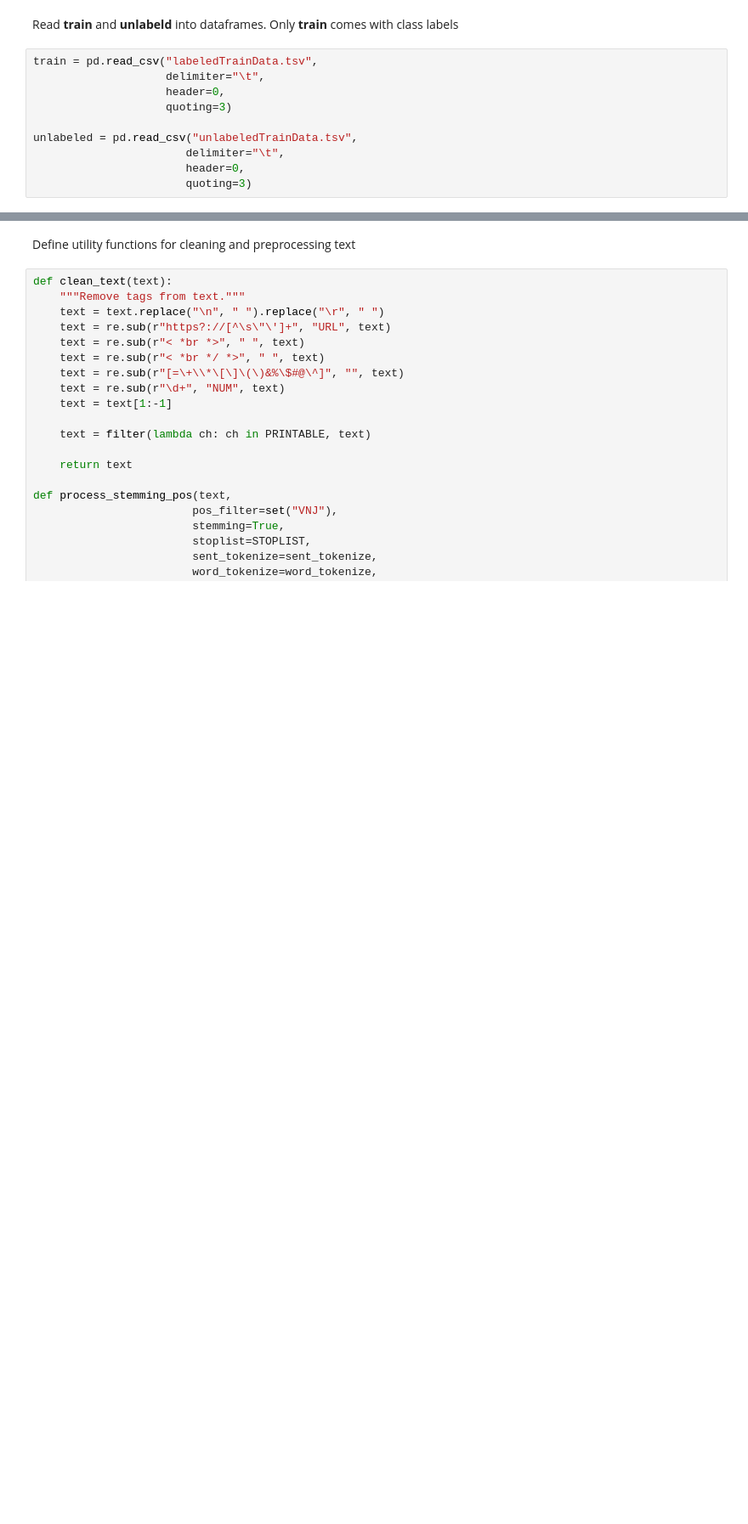
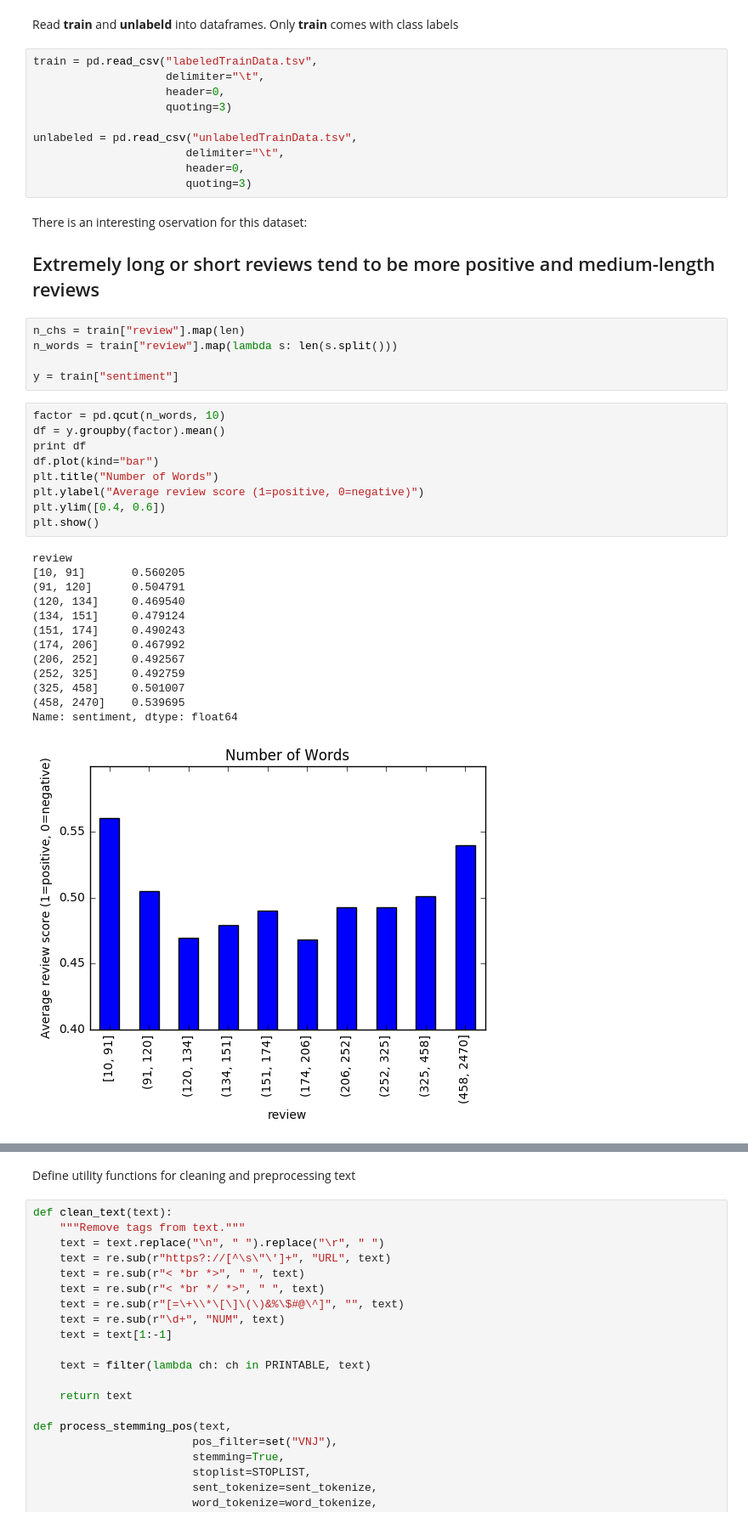
Before and after one commit to chao-ji/movie_review, a Jupyter notebook: Part 1 Data Preparation.ipynb, the cells around one changed output, grey strips where cells are left out. Shown at 85% size. Drawn from its saved outputs; the diff is of its cells as text; blank space fills up the shorter version.

```diff
--- a/Part 1 Data Preparation.ipynb
+++ b/Part 1 Data Preparation.ipynb
@@ -28,3 +29,35 @@ unlabeled = pd.read_csv("unlabeledTrainData.tsv",
                        delimiter="\t",
                        header=0,
                        quoting=3)
+# %% [markdown]
+There is an interesting oservation for this dataset:
+
+## Extremely long or short reviews tend to be more positive and medium-length reviews
+# %%
+n_chs = train["review"].map(len)
+n_words = train["review"].map(lambda s: len(s.split()))
+
+y = train["sentiment"]
+# %%
+factor = pd.qcut(n_words, 10)
+df = y.groupby(factor).mean()
+print df
+df.plot(kind="bar")
+plt.title("Number of Words")
+plt.ylabel("Average review score (1=positive, 0=negative)")
+plt.ylim([0.4, 0.6])
+plt.show()
+# %% [output]
+review
+[10, 91]       0.560205
+(91, 120]      0.504791
+(120, 134]     0.469540
+(134, 151]     0.479124
+(151, 174]     0.490243
+(174, 206]     0.467992
+(206, 252]     0.492567
+(252, 325]     0.492759
+(325, 458]     0.501007
+(458, 2470]    0.539695
+Name: sentiment, dtype: float64
+[figure, added]
```
Also changed, not shown: parts of 2 cells of this notebook.
